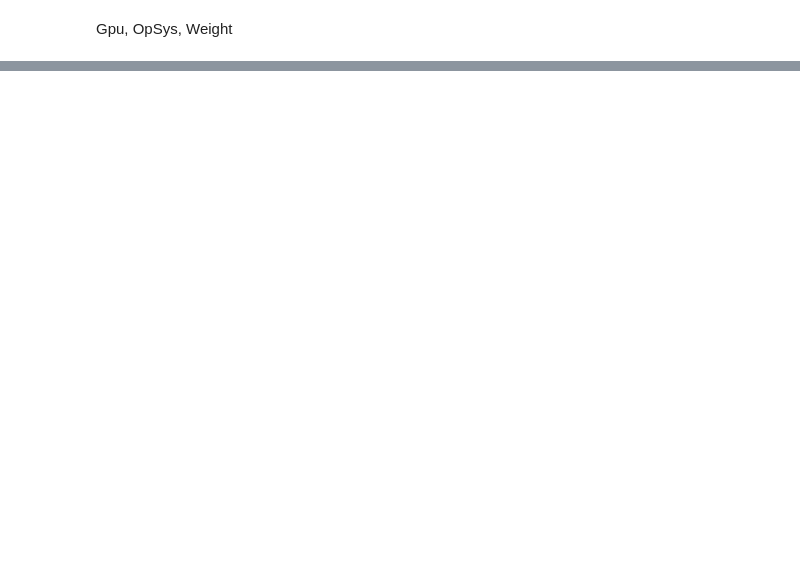
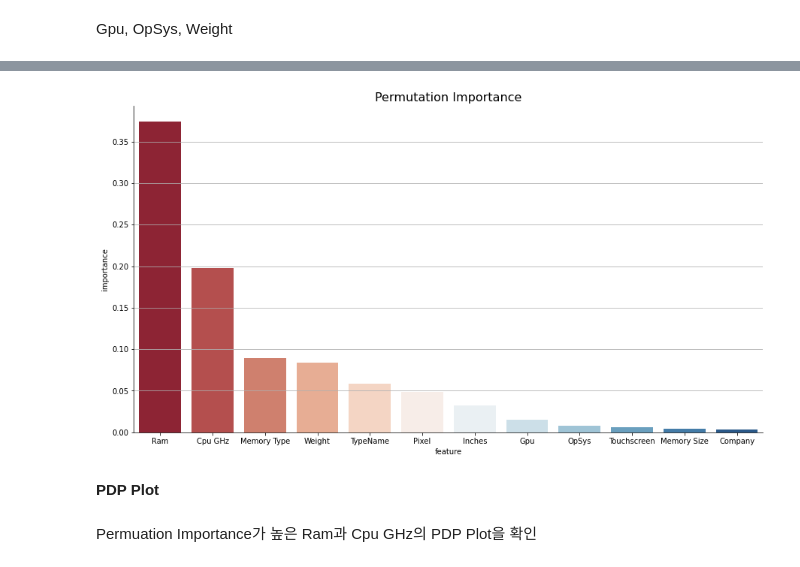
Before and after one commit to Jeongbin-Heo/AI_12_Section1_Project, a Jupyter notebook: Project2_ipynb의_사본.ipynb, the cells around one changed output, grey strips where cells are left out. Drawn from its saved outputs; the diff is of its cells as text; code cells hidden in the pictures; blank space fills up the shorter version.

```diff
--- a/Project2_ipynb의_사본.ipynb
+++ b/Project2_ipynb의_사본.ipynb
@@ -704,0 +697,4 @@ df_corr
+# %%
+# feature와 target 분리
+X = df.drop(columns = 'Price')
+y = df['Price']
@@ -704,0 +712,6 @@ df_corr
+# %%
+from category_encoders import OrdinalEncoder
+
+oe = OrdinalEncoder()
+X_train_encoded = oe.fit_transform(X_train)
+X_test_encoded = oe.transform(X_test)
@@ -704,0 +828,7 @@ df_corr
+# %%
+print('결정 트리의 R2 Score :', round(clf1.best_estimator_.score(X_test_encoded, y_test), 2))
+print('랜덤 포레스트의 의 R2 Score :', round(clf2.best_estimator_.score(X_test_encoded, y_test), 2))
+print('xgboost의 R2 Score :', round(clf3.best_estimator_.score(X_test_encoded, y_test), 2))
+
+# XGBoost가 가장 강력한 성능을 보이므로 모델로 선택
+model = clf3.best_estimator_
@@ -704,0 +843,18 @@ df_corr
+# %%
+import eli5
+
+from eli5.sklearn import PermutationImportance
+
+permuter = PermutationImportance(
+    model,
+    scoring = 'r2',
+    n_iter = 10,
+    random_state = 2
+)
+
+permuter.fit(X_test_encoded, y_test)
+
+pi = pd.DataFrame({'feature' : X_test_encoded.columns,
+                   'importance' : permuter.feature_importances_}).sort_values('importance', ascending = False)
+
+pi
@@ -704,0 +875,16 @@ df_corr
+# %%
+# 시각화를 통해 확인
+
+plt.figure(figsize = (15, 8))
+sns.barplot(x = 'feature', y = 'importance', data = pi, palette = 'RdBu')
+
+plt.title('Permutation Importance', fontdict = {'fontsize' : 16})
+plt.gca().spines['right'].set_visible(False)
+plt.gca().spines['top'].set_visible(False)
+plt.grid(True, axis = 'y')
+# %% [output]
+[figure, added]
+# %% [markdown]
+**PDP Plot**
+# %% [markdown]
+Permuation Importance가 높은 Ram과 Cpu GHz의 PDP Plot을 확인
```
Also changed, not shown: parts of 41 cells of this notebook.
